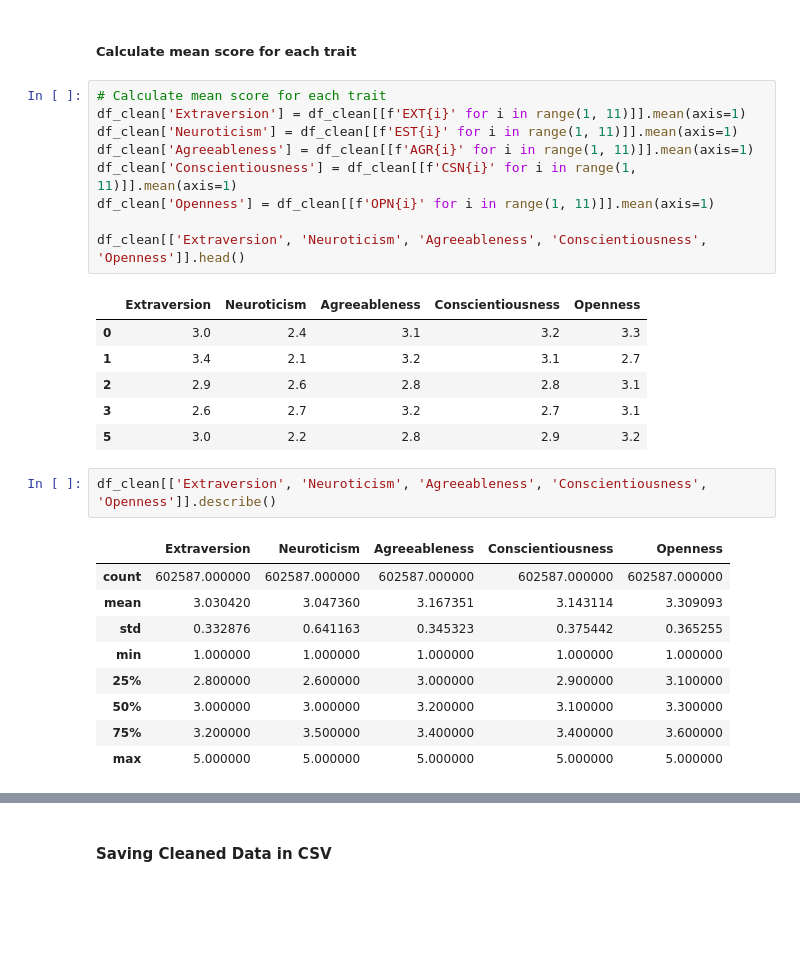
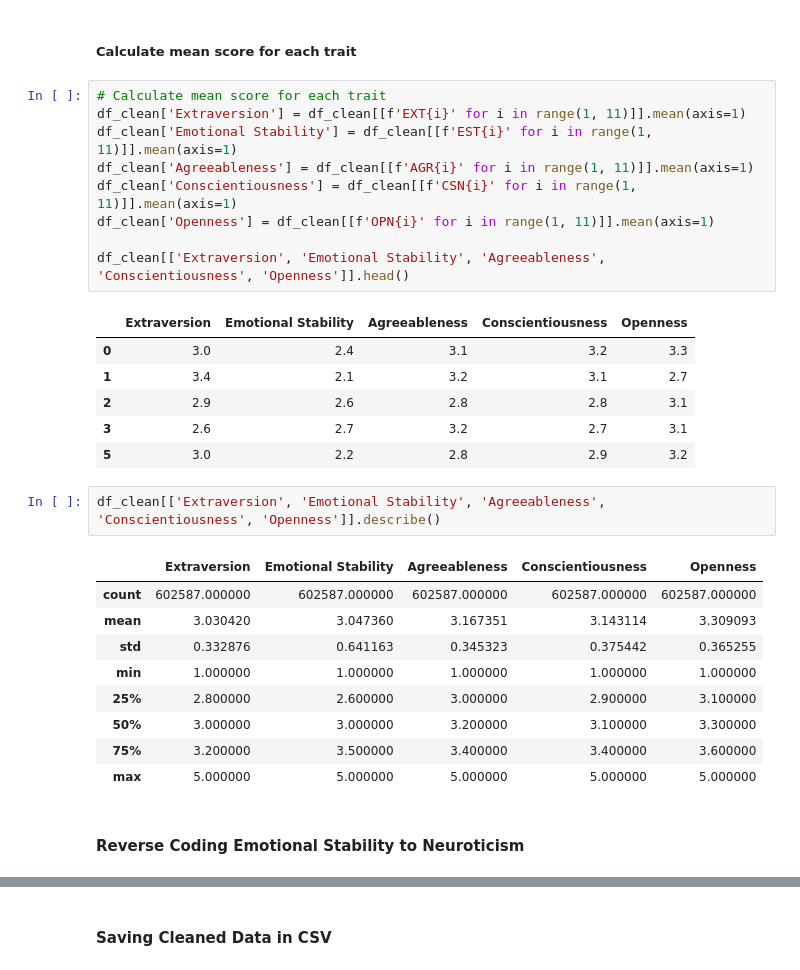
Before and after one commit to h364lee/bigfive_data_explore, a Jupyter notebook: notebooks/00_data_cleaning.ipynb, the cells around one changed output, grey strips where cells are left out. Drawn from its saved outputs; the diff is of its cells as text; blank space fills up the shorter version.

Commit message:
Initial EDA: histograms for trait distributions; Additional data cleaning: reverse-coded emotional stability to neuroticism and updated the cleaned datafile locally

```diff
--- a/notebooks/00_data_cleaning.ipynb
+++ b/notebooks/00_data_cleaning.ipynb
@@ -120,23 +120,23 @@ Name: count, dtype: int64
 # %%
 # Calculate mean score for each trait
 df_clean['Extraversion'] = df_clean[[f'EXT{i}' for i in range(1, 11)]].mean(axis=1)
-df_clean['Neuroticism'] = df_clean[[f'EST{i}' for i in range(1, 11)]].mean(axis=1)
+df_clean['Emotional Stability'] = df_clean[[f'EST{i}' for i in range(1, 11)]].mean(axis=1)
 df_clean['Agreeableness'] = df_clean[[f'AGR{i}' for i in range(1, 11)]].mean(axis=1)
 df_clean['Conscientiousness'] = df_clean[[f'CSN{i}' for i in range(1, 11)]].mean(axis=1)
 df_clean['Openness'] = df_clean[[f'OPN{i}' for i in range(1, 11)]].mean(axis=1)
 
-df_clean[['Extraversion', 'Neuroticism', 'Agreeableness', 'Conscientiousness', 'Openness']].head()
+df_clean[['Extraversion', 'Emotional Stability', 'Agreeableness', 'Conscientiousness', 'Openness']].head()
 # %% [output]
-|  | Extraversion | Neuroticism | Agreeableness | Conscientiousness | Openness |
+|  | Extraversion | Emotional Stability | Agreeableness | Conscientiousness | Openness |
 | 0 | 3.0 | 2.4 | 3.1 | 3.2 | 3.3 |
 | 1 | 3.4 | 2.1 | 3.2 | 3.1 | 2.7 |
 | 2 | 2.9 | 2.6 | 2.8 | 2.8 | 3.1 |
 | 3 | 2.6 | 2.7 | 3.2 | 2.7 | 3.1 |
 | 5 | 3.0 | 2.2 | 2.8 | 2.9 | 3.2 |
 # %%
-df_clean[['Extraversion', 'Neuroticism', 'Agreeableness', 'Conscientiousness', 'Openness']].describe()
+df_clean[['Extraversion', 'Emotional Stability', 'Agreeableness', 'Conscientiousness', 'Openness']].describe()
 # %% [output]
-|  | Extraversion | Neuroticism | Agreeableness | Conscientiousness | Openness |
+|  | Extraversion | Emotional Stability | Agreeableness | Conscientiousness | Openness |
 | count | 602587.000000 | 602587.000000 | 602587.000000 | 602587.000000 | 602587.000000 |
 | mean | 3.030420 | 3.047360 | 3.167351 | 3.143114 | 3.309093 |
 | std | 0.332876 | 0.641163 | 0.345323 | 0.375442 | 0.365255 |
@@ -145,3 +145,5 @@ df_clean[['Extraversion', 'Neuroticism', 'Agreeableness', 'Conscientiousness', '
 | 50% | 3.000000 | 3.000000 | 3.200000 | 3.100000 | 3.300000 |
 | 75% | 3.200000 | 3.500000 | 3.400000 | 3.400000 | 3.600000 |
 | max | 5.000000 | 5.000000 | 5.000000 | 5.000000 | 5.000000 |
+# %% [markdown]
+#### Reverse Coding Emotional Stability to Neuroticism
```
Also changed, not shown: parts of 5 cells of this notebook, 1 other file.
